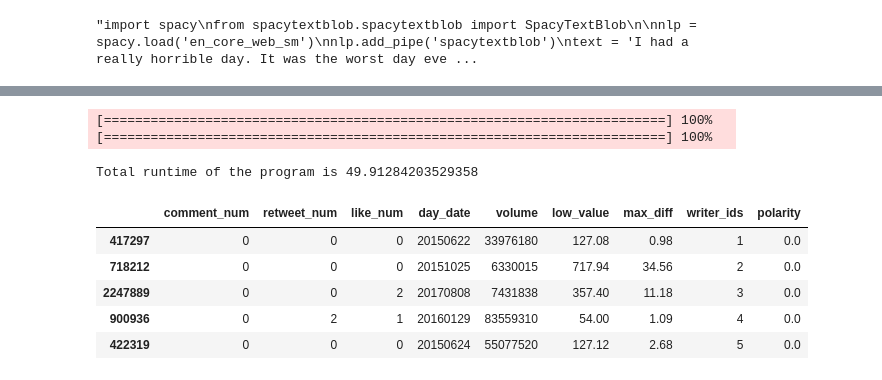
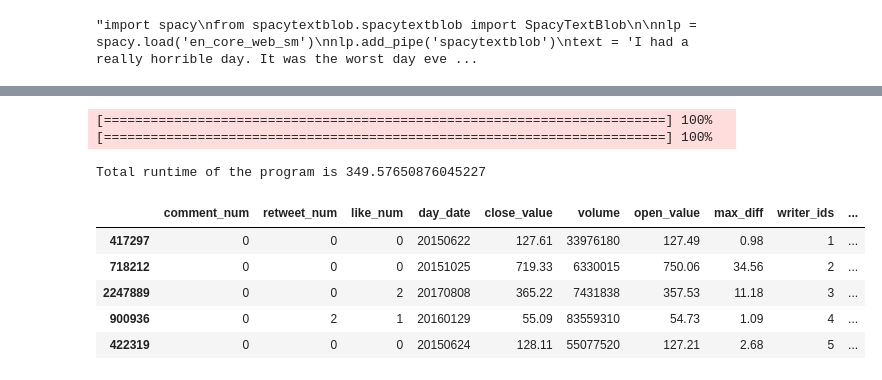
Before and after one commit to jasmeeetSingh/StockMovementPredictionBasedOnTweets, a Jupyter notebook: Data Exploration.ipynb, the cells around one changed output, grey strips where cells are left out. Drawn from its saved outputs; the diff is of its cells as text; code cells hidden in the pictures.

```diff
--- a/Data Exploration.ipynb
+++ b/Data Exploration.ipynb
@@ -124,9 +126,9 @@ Label = MASTER_DATA_SET.pop('price_movement')
 # %%
 import sklearn.model_selection as model_selection
 
+# FUTHER REFINING THE DATASET - COALESCING 2 COLUMNS INTO ONE AND REMOVING THE OTHERS NOT REQUIRED ONES
 MASTER_DATA_SET['max_diff'] = MASTER_DATA_SET['high_value'] - MASTER_DATA_SET['low_value']
-MASTER_DATA_SET.pop('close_value')
-MASTER_DATA_SET.pop('open_value')
+MASTER_DATA_SET.pop('low_value')
 MASTER_DATA_SET.pop('high_value')
 MASTER_DATA_SET.pop('ticker_symbol')
 # %% [output]
@@ -191,12 +174,12 @@ from nltk.stem.snowball import SnowballStemmer
 import time
 import progressbar
 
-length = 10000
+length = 100000
 bar = progressbar.ProgressBar(maxval=length, \
     widgets=[progressbar.Bar('=', '[', ']'), ' ', progressbar.Percentage()])
 
 begintime = time.time()
-
+print("enter 1")
 english_stopwords = stopwords.words('english')
 snow_stemmer = SnowballStemmer(language='english')
 security_list = ["goog","googl","aapl","msft","tsla","amzn"]
@@ -214,12 +197,12 @@ for ind in range(length):#len(Tweet_body_df)):
     tweet = " ".join(tweet_list_cleaned)
     tweet_body_preprocessed.append(tweet)
 bar.finish()
-
+print("enter 2")
 bar.start()
 tweet_body_preprocessed_df = pd.DataFrame(tweet_body_preprocessed,columns = ['body'])
 polarity_spacy_blob_list = []
 count=0
-for doc in nlp.pipe(Tweet_body_df.head(10000), n_process = 2, batch_size=1000,disable = [
+for doc in nlp.pipe(Tweet_body_df.head(length), n_process = 4, batch_size=length//10,disable = [
       'tagger','parser','ner','entity_linker',
       'entity_ruler','textcat','textcat_multilabel',
       'lemmatizer','morphologizer','attribute_ruler','senter',
@@ -230,9 +213,9 @@ bar.finish()
 
 bar.start()
 polarity_list = []
+print("enter 3")
 bar.start()
 for ind in range(length):#len(Tweet_body_df)):
-    bar.update(ind+1)
     multiplier = 4 * Tweet_comment_num_df.iloc[ind] \
         + 2 * Tweet_retweet_num_df.iloc[ind] \
         + Tweet_like_num_df.iloc[ind]
@@ -248,7 +231,6 @@ for ind in range(length):#len(Tweet_body_df)):
     avg_polarity = (polarity_vader_sentiment + polarity_spacy_blob) / 2
     #Flair didn't work not that useful
     polarity_list.append(avg_polarity * 2)
-
 bar.finish()
 end = time.time()
 # total time taken
@@ -346,12 +333,10 @@ vs = analyzer.polarity_scores(sentence_new)
 # %%
 ################ TEXT PRE PROCESSING COMPLETE ##########################
 # %%
-X_train_short = X_train.head(10000)
+X_train_short = X_train.head(100000)
 polarity_df = polarity_df.set_index(X_train_short.index)
 X_train_short['polarity'] = polarity_df['polarity']
 X_train_short.pop('body')
-#X_train_short.pop('abc')
-#X_train_short.pop('abcd')
 print(polarity_df)
 # %% [output]
          polarity
@@ -456,6 +441,6 @@ Y_train_short = y_train.head(10000)
 # %%
-X_test_short = X_test.head(10000)
-Y_test_short = y_test.head(10000)
+X_test_short = X_test.head(length)
+Y_test_short = y_test.head(length)
 # %%
 X_test_short
 
@@ -484,7 +469,7 @@ X_test_short.pop('writer')
 X_test_short.head()
 
 #BODY
-length = 10000
+length = 100000
 bar = progressbar.ProgressBar(maxval=length, \
     widgets=[progressbar.Bar('=', '[', ']'), ' ', progressbar.Percentage()])
 
@@ -512,7 +497,7 @@ bar.start()
 tweet_body_preprocessed_df = pd.DataFrame(tweet_body_preprocessed,columns = ['body'])
 polarity_spacy_blob_list = []
 count=0
-for doc in nlp.pipe(Tweet_body_df.head(10000), n_process = 2, batch_size=1000,disable = [
+for doc in nlp.pipe(Tweet_body_df.head(length), n_process = 4, batch_size=length//10,disable = [
       'tagger','parser','ner','entity_linker',
       'entity_ruler','textcat','textcat_multilabel',
       'lemmatizer','morphologizer','attribute_ruler','senter',
@@ -542,40 +527,40 @@ for ind in range(length):#len(Tweet_body_df)):
     #Flair didn't work not that useful
     polarity_list.append(avg_polarity * 2)
 
 bar.finish()
 end = time.time()
 # total time taken
 print(f"Total runtime of the program is {end - begintime}")
 polarity_df = pd.DataFrame(polarity_list, columns = ['polarity'])
 polarity_df = polarity_df.set_index(X_test_short.index)
 X_test_short['polarity'] = polarity_df['polarity']
 X_test_short.pop('body')
 
 #day_date
 day_date_df = X_test_short['day_date']
 day_date_list = []
 
 for ind in range(len(X_test_short)):
     string_date = day_date_df.iloc[ind]
     string_date = string_date.replace("-","")
     day_date_list.append(int(string_date))
 
 day_date_df = pd.DataFrame(day_date_list,columns=['day_date'])
 day_date_df = day_date_df.set_index(X_test_short.index)
 
 X_test_short['day_date'] = day_date_df
 
 X_test_short.head()
 # %% [output]
 [========================================================================] 100%
 [========================================================================] 100%
-Total runtime of the program is 49.91284203529358
+Total runtime of the program is 349.57650876045227
-|  | comment_num | retweet_num | like_num | day_date | volume | low_value | max_diff | writer_ids | polarity |
-| 417297 | 0 | 0 | 0 | 20150622 | 33976180 | 127.08 | 0.98 | 1 | 0.0 |
-| 718212 | 0 | 0 | 0 | 20151025 | 6330015 | 717.94 | 34.56 | 2 | 0.0 |
-| 2247889 | 0 | 0 | 2 | 20170808 | 7431838 | 357.40 | 11.18 | 3 | 0.0 |
-| 900936 | 0 | 2 | 1 | 20160129 | 83559310 | 54.00 | 1.09 | 4 | 0.0 |
-| 422319 | 0 | 0 | 0 | 20150624 | 55077520 | 127.12 | 2.68 | 5 | 0.0 |
+|  | comment_num | retweet_num | like_num | day_date | close_value | volume | open_value | max_diff | writer_ids | ... |
+| 417297 | 0 | 0 | 0 | 20150622 | 127.61 | 33976180 | 127.49 | 0.98 | 1 | ... |
+| 718212 | 0 | 0 | 0 | 20151025 | 719.33 | 6330015 | 750.06 | 34.56 | 2 | ... |
+| 2247889 | 0 | 0 | 2 | 20170808 | 365.22 | 7431838 | 357.53 | 11.18 | 3 | ... |
+| 900936 | 0 | 2 | 1 | 20160129 | 55.09 | 83559310 | 54.73 | 1.09 | 4 | ... |
+| 422319 | 0 | 0 | 0 | 20150624 | 128.11 | 55077520 | 127.21 | 2.68 | 5 | ... |
 # %%
 lr_x_train = X_train_short
 lr_y_train = Y_train_short
```
Also changed, not shown: parts of 28 cells of this notebook.
